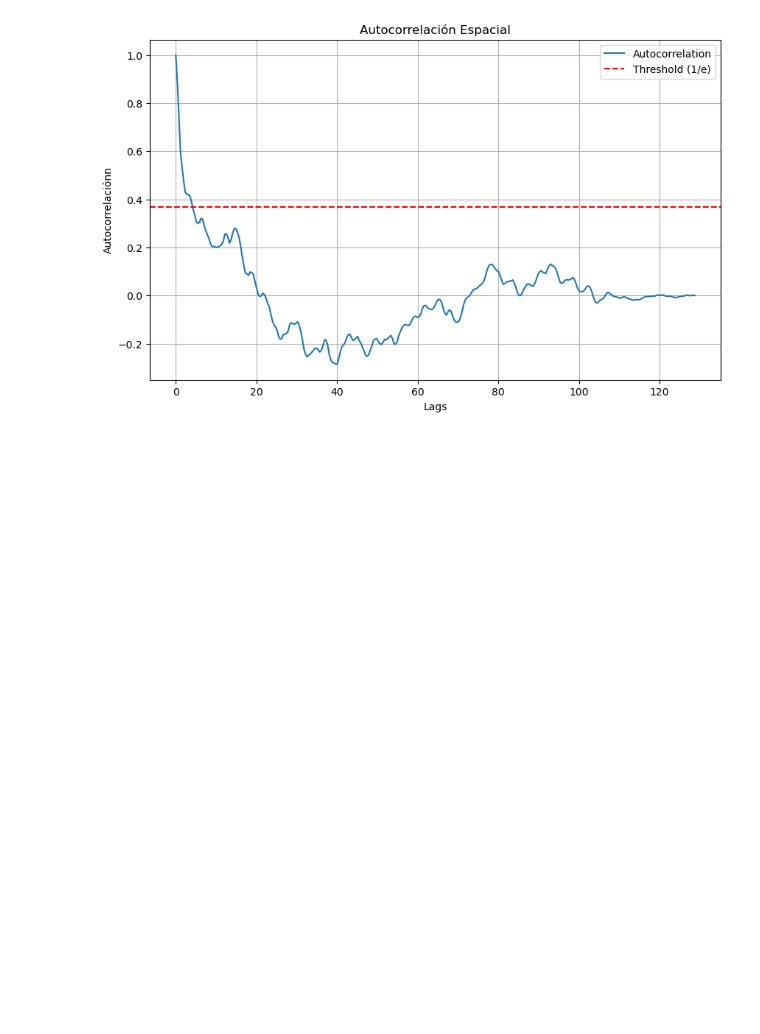
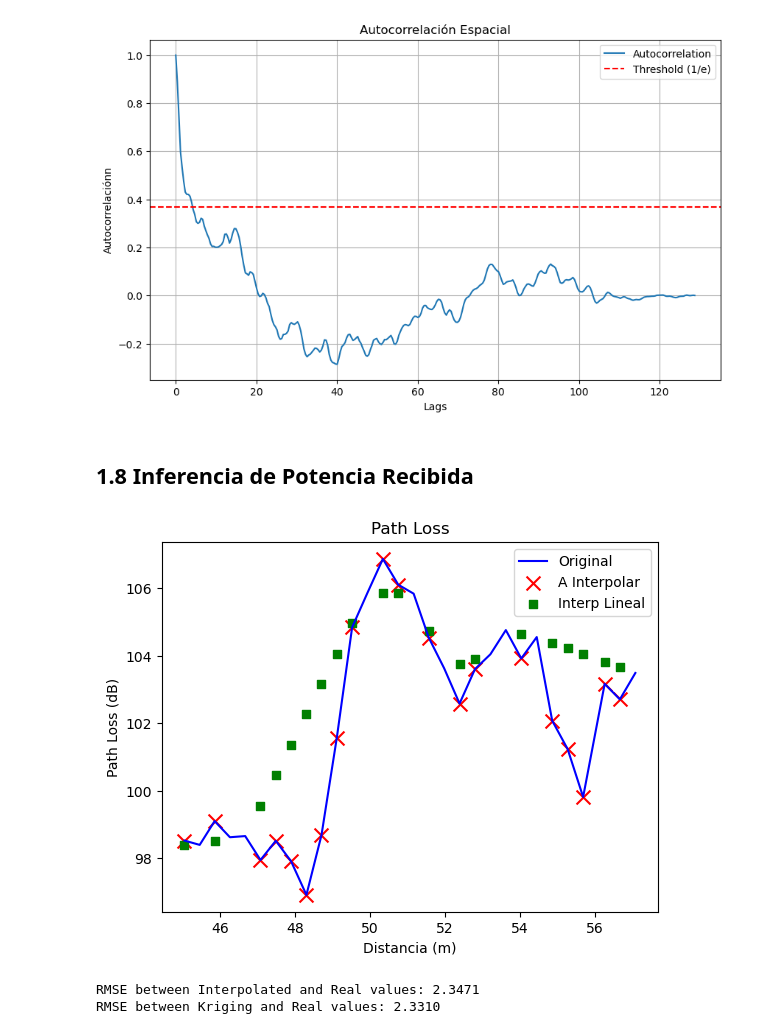
Before and after one commit to PosgradoMNA/CC-AI, a Jupyter notebook: Vehicle2Infraestructure.ipynb, the cells around one changed output. Drawn from its saved outputs; the diff is of its cells as text; code cells hidden in the pictures; blank space fills up the shorter version.

```diff
--- a/Vehicle2Infraestructure.ipynb
+++ b/Vehicle2Infraestructure.ipynb
@@ -143,7 +145,7 @@ def simple_moving_average(data, window_size):
         average = sum(window) / len(window)
         moving_averages.append(average)
 
-    return moving_averages
+    return np.array(moving_averages)
 
 window_size=3;
 path_loss_avg=simple_moving_average(path_loss, window_size)
@@ -259,3 +261,57 @@ plt.grid(True)
 plt.show()
 # %% [output]
 [figure]
+# %% [markdown]
+## 1.8 Inferencia de Potencia Recibida
+# %%
+
+spatial_series = path_loss_slice[100:130]
+distance_ser=tx_distance_slice[100:130]
+sf_int=residuals[100:130]
+
+
+# Randomly select points to be interpolated
+selected_indices = np.random.choice(len(spatial_series), size=20, replace=False)
+
+selected_mask = np.zeros_like(spatial_series, dtype=bool)
+selected_mask[selected_indices] = True
+
+
+# Perform linear interpolation
+interpolated_series=np.interp(distance_ser[selected_mask],distance_ser[~selected_mask], spatial_series[~selected_mask])
+
+
+# Plot the original spatial series with a line plot
+plt.plot(distance_ser, spatial_series, marker='', linestyle='-', color='blue', label='Original')
+
+# Plot the selected points with different style and color
+plt.scatter(distance_ser[selected_mask], spatial_series[selected_mask], marker='x', s=100, label='A Interpolar', color='red')
+
+# Plot the linear interpolation for selected points
+plt.scatter(distance_ser[selected_mask], interpolated_series, marker='s', color='green', label='Interp Lineal')
+
+
+ok = OrdinaryKriging(distance_ser[~selected_mask],
+                     np.zeros(distance_ser[~selected_mask].shape),
+                     spatial_series[~selected_mask],
+                     nlags=20,
+                     variogram_model="exponential")
+
+z, ss = ok.execute("points", distance_ser[selected_mask], np.zeros(distance_ser[selected_mask].shape))
+
+
+plt.title('Path Loss')
+plt.xlabel('Distancia (m)')
+plt.ylabel('Path Loss (dB)')
+plt.legend()
+plt.show()
+
+# Calculate Root Mean Squared Error (RMSE) between interpolated and real values
+rmse = np.sqrt(mean_squared_error(spatial_series[selected_mask], interpolated_series))
+print(f'RMSE between Interpolated and Real values: {rmse:.4f}')
+rmse = np.sqrt(mean_squared_error(spatial_series[selected_mask], z))
+print(f'RMSE between Kriging and Real values: {rmse:.4f}')
+# %% [output]
+[figure, added]
+RMSE between Interpolated and Real values: 2.3471
+RMSE between Kriging and Real values: 2.3310
```
Also changed, not shown: parts of 18 cells of this notebook.
